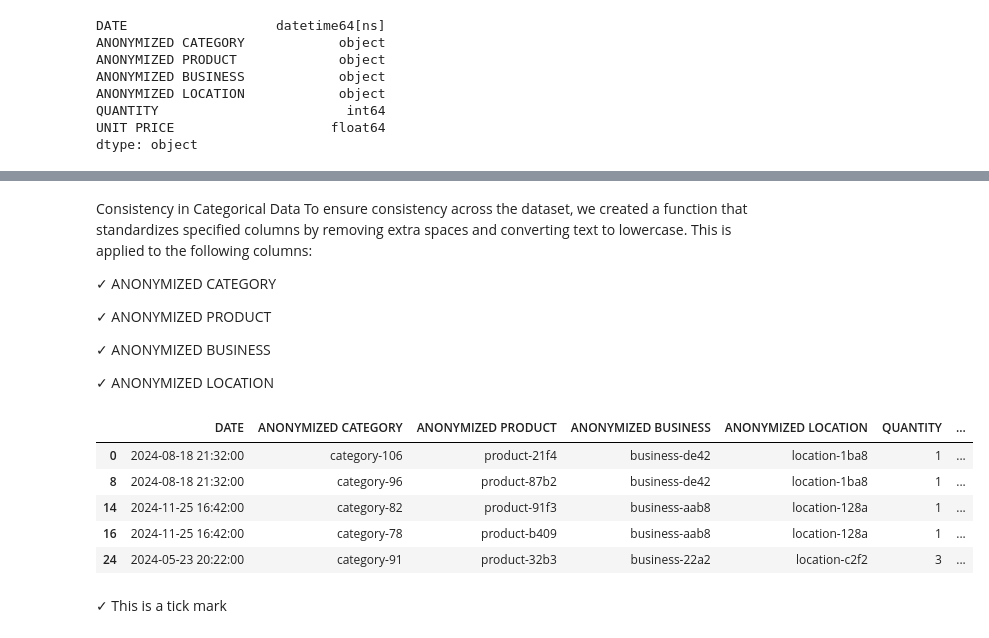
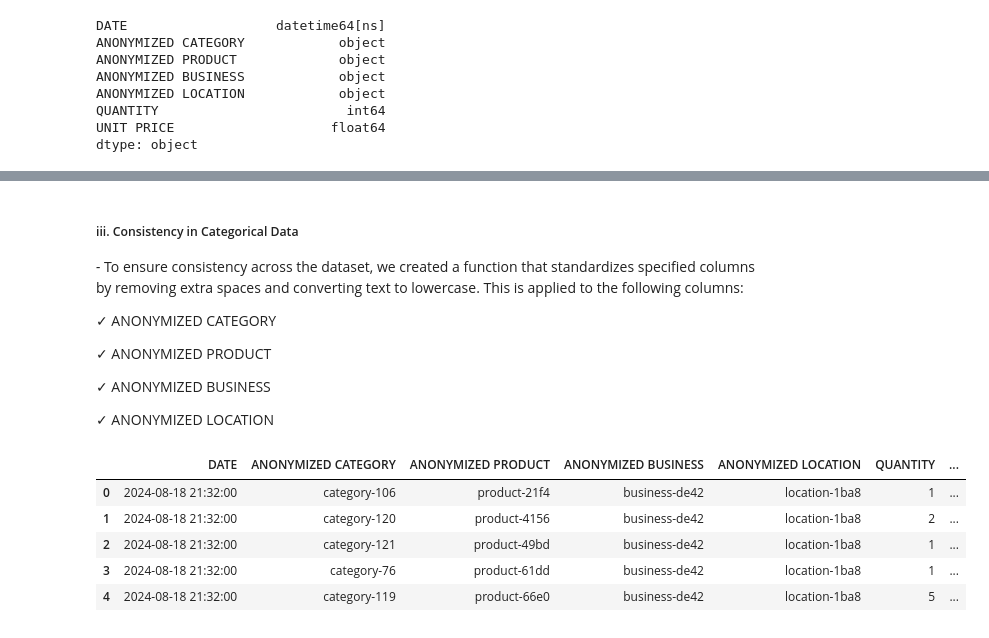
Before and after one commit to PaulMuniu/Kwanza-Tukule-Data-Analysis, a Jupyter notebook: Kwanza_Tukule.ipynb, the cells around one changed output, grey strips where cells are left out. Saved outputs shown, nothing was run; the diff lists cells and outputs as text; code cells hidden in the pictures.

```diff
--- a/Kwanza_Tukule.ipynb
+++ b/Kwanza_Tukule.ipynb
@@ -230,6 +227,6 @@ Min date: 2024-01-01 10:45:00, Max date: 2024-12-31 18:22:00
 # %% [markdown]
-Consistency in Categorical Data
-To ensure consistency across the dataset, we created a function that standardizes specified columns by removing extra spaces and converting text to lowercase. This is applied to the following columns:
+##### iii. Consistency in Categorical Data
+*-* To ensure consistency across the dataset, we created a function that standardizes specified columns by removing extra spaces and converting text to lowercase. This is applied to the following columns:
 
 &#10003; ANONYMIZED CATEGORY
 
@@ -241,28 +238,19 @@ To ensure consistency across the dataset, we created a function that standardize
 # %%
 def clean_column(df, columns):
     """
     Cleans and standardizes specified columns in a DataFrame.
-
-    Parameters:
-    df (pd.DataFrame): The DataFrame containing the columns to clean.
-    columns (list): A list of column names to clean.
-
-    Returns:
-    pd.DataFrame: The DataFrame with cleaned columns.
     """
     for col in columns:
         df[col] = df[col].str.strip().str.lower()
     return df
 
 columns_to_clean = ['ANONYMIZED CATEGORY', 'ANONYMIZED PRODUCT', 'ANONYMIZED BUSINESS', 'ANONYMIZED LOCATION']
 df = clean_column(data, columns_to_clean)
 data.head()
 # %% [output]
 |  | DATE | ANONYMIZED CATEGORY | ANONYMIZED PRODUCT | ANONYMIZED BUSINESS | ANONYMIZED LOCATION | QUANTITY | ... |
 | 0 | 2024-08-18 21:32:00 | category-106 | product-21f4 | business-de42 | location-1ba8 | 1 | ... |
-| 8 | 2024-08-18 21:32:00 | category-96 | product-87b2 | business-de42 | location-1ba8 | 1 | ... |
-| 14 | 2024-11-25 16:42:00 | category-82 | product-91f3 | business-aab8 | location-128a | 1 | ... |
-| 16 | 2024-11-25 16:42:00 | category-78 | product-b409 | business-aab8 | location-128a | 1 | ... |
-| 24 | 2024-05-23 20:22:00 | category-91 | product-32b3 | business-22a2 | location-c2f2 | 3 | ... |
+| 1 | 2024-08-18 21:32:00 | category-120 | product-4156 | business-de42 | location-1ba8 | 2 | ... |
+| 2 | 2024-08-18 21:32:00 | category-121 | product-49bd | business-de42 | location-1ba8 | 1 | ... |
+| 3 | 2024-08-18 21:32:00 | category-76 | product-61dd | business-de42 | location-1ba8 | 1 | ... |
+| 4 | 2024-08-18 21:32:00 | category-119 | product-66e0 | business-de42 | location-1ba8 | 5 | ... |
-# %% [markdown]
-&#10003; This is a tick mark
```
Also changed, not shown: parts of 25 cells of this notebook.
